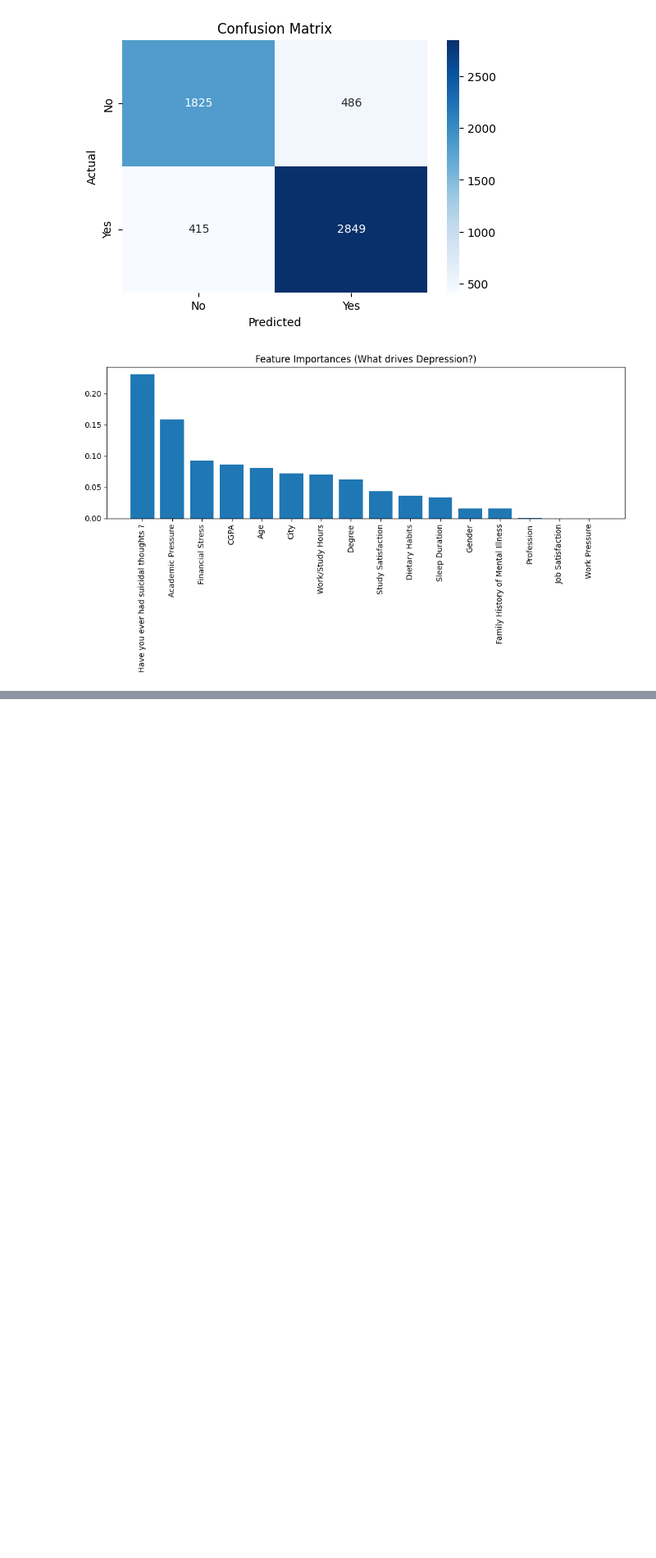
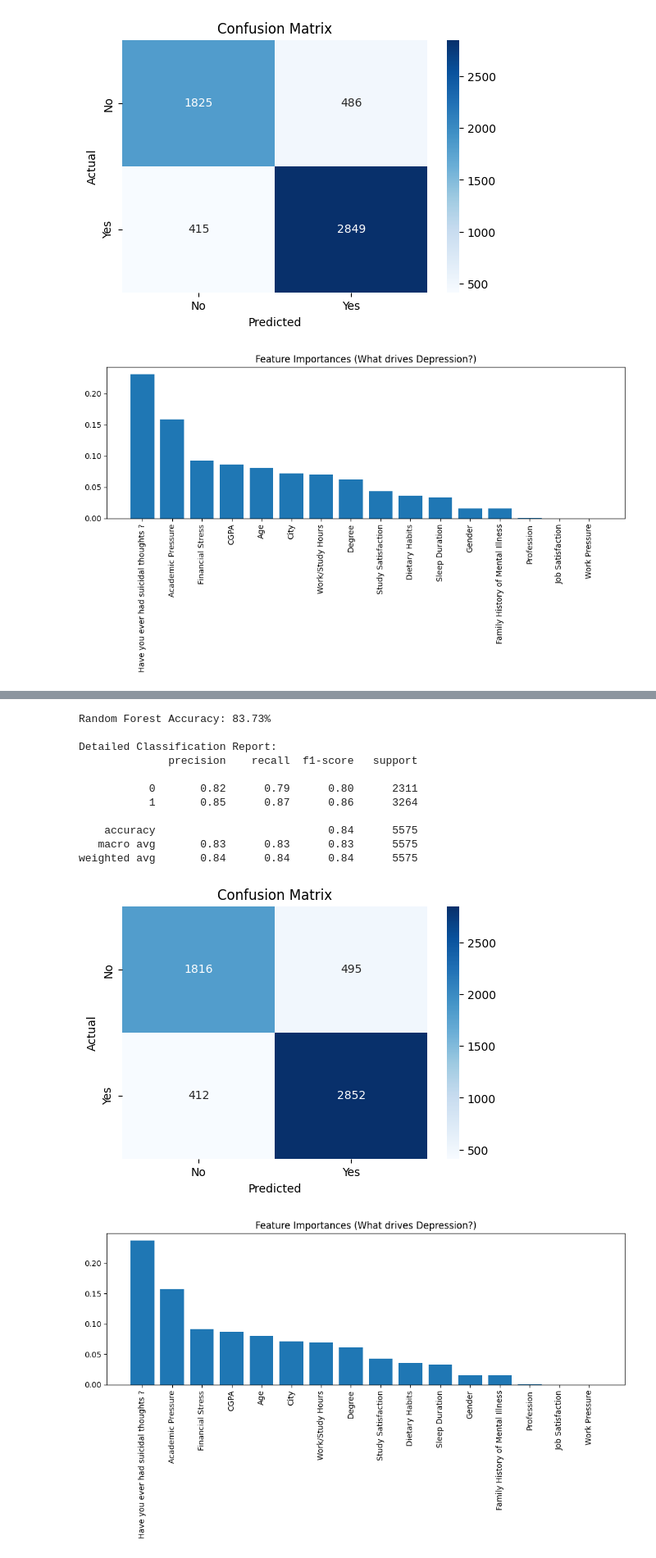
Before and after one commit to basakaktas/Depression-Classification, a Jupyter notebook: Classification Models/Random_Forest_v2.ipynb, the cells around one changed output, grey strips where cells are left out. Shown at 82% size. Cells and saved outputs as stored; diff of their text form; code cells hidden in the pictures; blank space fills up the shorter version.

```diff
--- a/Classification Models/Random_Forest_v2.ipynb
+++ b/Classification Models/Random_Forest_v2.ipynb
@@ -266,0 +349,61 @@ weighted avg       0.84      0.84      0.84      5575
+# %%
+import pandas as pd
+import numpy as np
+import matplotlib.pyplot as plt
+import seaborn as sns
+from sklearn.model_selection import train_test_split
+from sklearn.ensemble import RandomForestClassifier
+from sklearn.metrics import accuracy_score, classification_report, confusion_matrix
+
+
+df = pd.read_csv('../Data/processed_data_v2.csv')
+
+X = df.drop(columns=['Depression'])
+y = df['Depression']
+
+X_train, X_test, y_train, y_test = train_test_split(X, y, test_size=0.2, random_state=42, stratify=y)
+
+
+rf_model = RandomForestClassifier(n_estimators=100, random_state=42, max_depth= 20)
+rf_model.fit(X_train, y_train)
+
+y_pred = rf_model.predict(X_test)
+
+
+acc = accuracy_score(y_test, y_pred)
+print(f"Random Forest Accuracy: {acc:.2%}")
+print("\nDetailed Classification Report:")
+print(classification_report(y_test, y_pred))
+
+plt.figure(figsize=(6, 4))
+cm = confusion_matrix(y_test, y_pred)
+sns.heatmap(cm, annot=True, fmt='d', cmap='Blues', xticklabels=['No', 'Yes'], yticklabels=['No', 'Yes'])
+plt.xlabel('Predicted')
+plt.ylabel('Actual')
+plt.title('Confusion Matrix')
+plt.show()
+
+importances = rf_model.feature_importances_
+feature_names = X.columns
+indices = np.argsort(importances)[::-1]
+
+plt.figure(figsize=(10, 6))
+plt.title("Feature Importances (What drives Depression?)")
+plt.bar(range(X.shape[1]), importances[indices], align="center")
+plt.xticks(range(X.shape[1]), feature_names[indices], rotation=90)
+plt.tight_layout()
+plt.show()
+# %% [output]
+Random Forest Accuracy: 83.73%
+
+Detailed Classification Report:
+              precision    recall  f1-score   support
+
+           0       0.82      0.79      0.80      2311
+           1       0.85      0.87      0.86      3264
+
+    accuracy                           0.84      5575
+   macro avg       0.83      0.83      0.83      5575
+weighted avg       0.84      0.84      0.84      5575
+[figure, added]
+[figure, added]
```
Also changed, not shown: parts of 3 cells of this notebook, 3 other files.
